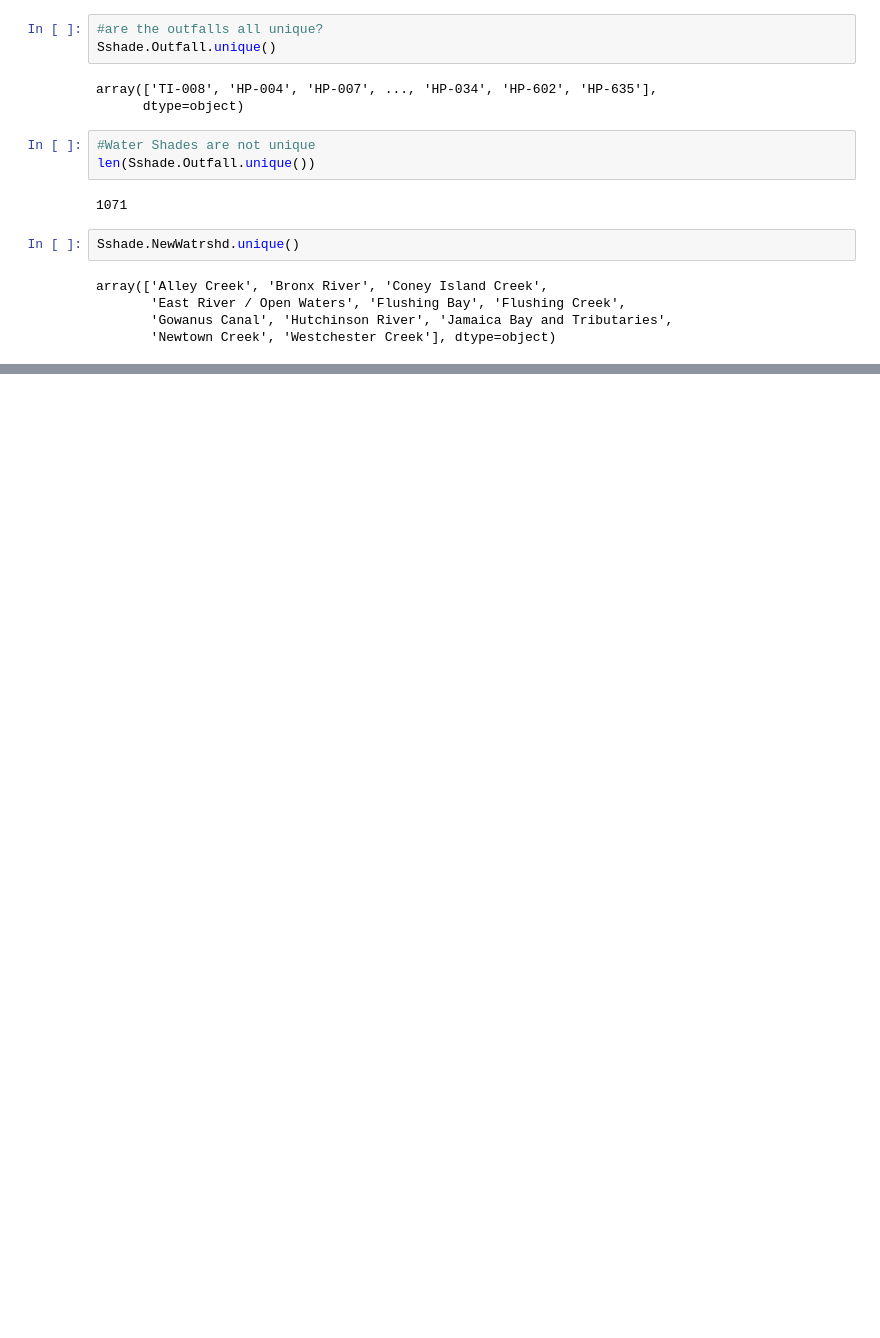
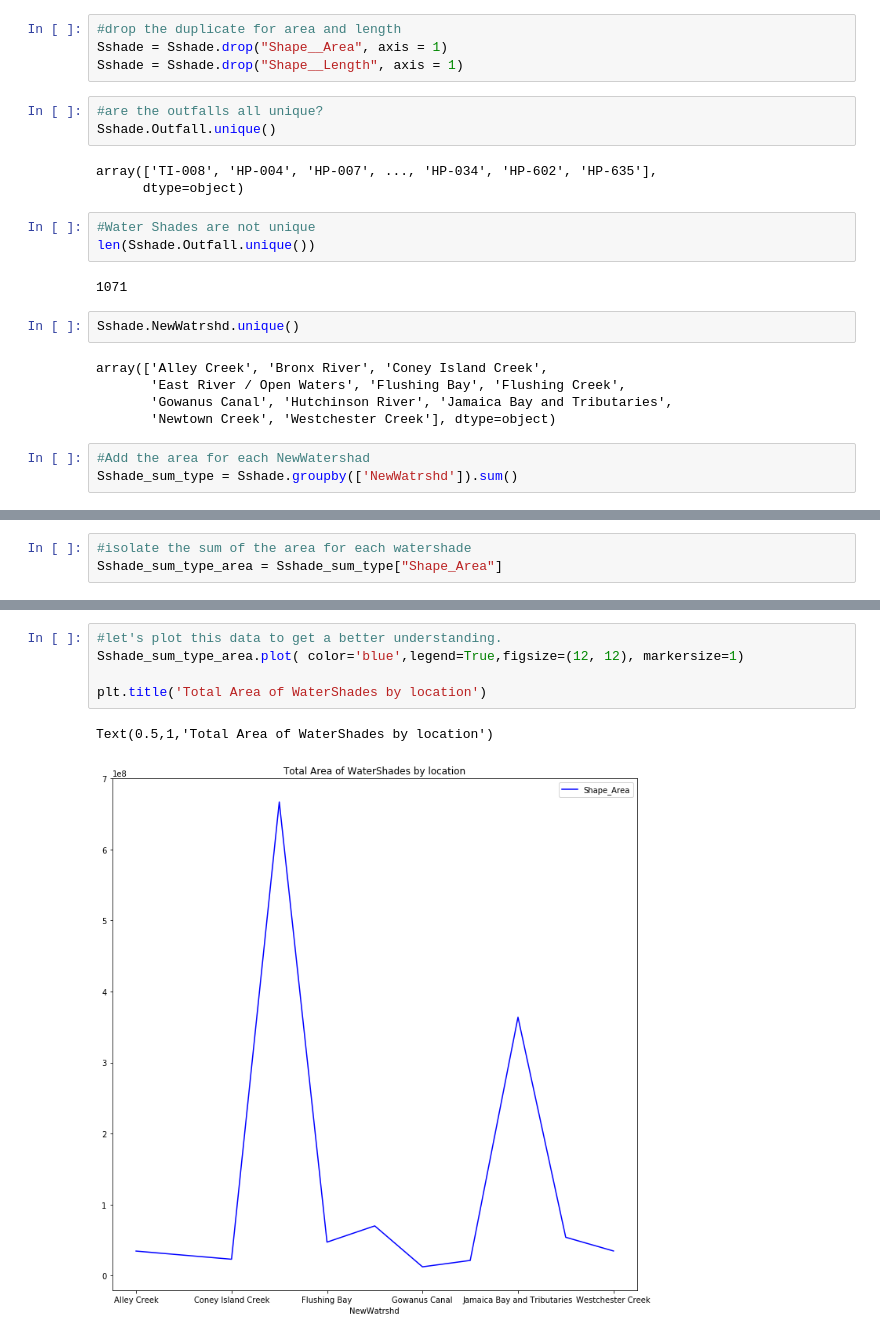
Before and after one commit to fdnthecoder/C4sueFinalProject, a Jupyter notebook: S4sue.ipynb, the cells around one changed output, grey strips where cells are left out. Drawn from its saved outputs; the diff is of its cells as text; blank space fills up the shorter version.

```diff
--- a/S4sue.ipynb
+++ b/S4sue.ipynb
@@ -113,3 +82,7 @@ Sshade.drop("Shape__Length", axis = 1)
+# %%
+#drop the duplicate for area and length
+Sshade = Sshade.drop("Shape__Area", axis = 1)
+Sshade = Sshade.drop("Shape__Length", axis = 1)
 # %%
 #are the outfalls all unique?
 Sshade.Outfall.unique()
@@ -128,3 +101,6 @@ array(['Alley Creek', 'Bronx River', 'Coney Island Creek',
        'East River / Open Waters', 'Flushing Bay', 'Flushing Creek',
        'Gowanus Canal', 'Hutchinson River', 'Jamaica Bay and Tributaries',
        'Newtown Creek', 'Westchester Creek'], dtype=object)
+# %%
+#Add the area for each NewWatershad
+Sshade_sum_type = Sshade.groupby(['NewWatrshd']).sum()
@@ -130,0 +117,3 @@ array(['Alley Creek', 'Bronx River', 'Coney Island Creek',
+# %%
+#isolate the sum of the area for each watershade
+Sshade_sum_type_area = Sshade_sum_type["Shape_Area"]
@@ -130,0 +177,8 @@ array(['Alley Creek', 'Bronx River', 'Coney Island Creek',
+# %%
+#let's plot this data to get a better understanding.
+Sshade_sum_type_area.plot( color='blue',legend=True,figsize=(12, 12), markersize=1)
+
+plt.title('Total Area of WaterShades by location')
+# %% [output]
+Text(0.5,1,'Total Area of WaterShades by location')
+[figure, added]
```
Also changed, not shown: parts of 62 cells of this notebook.
